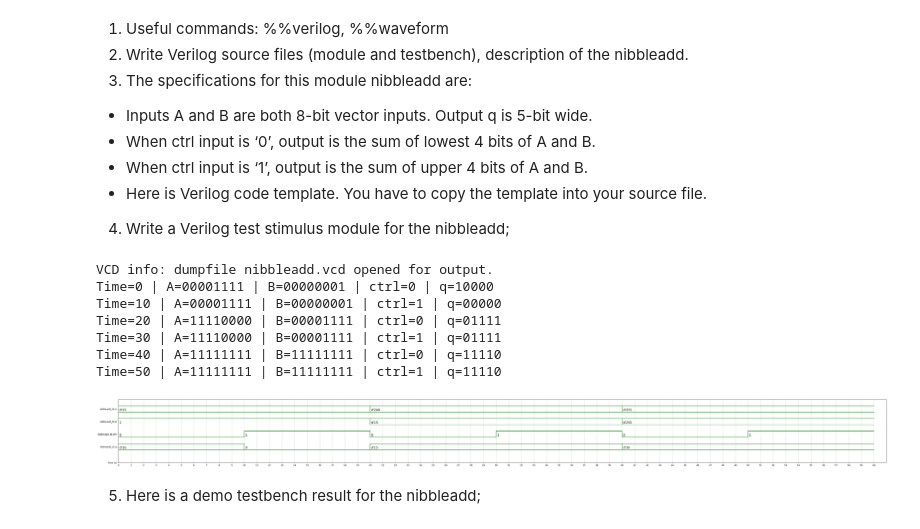
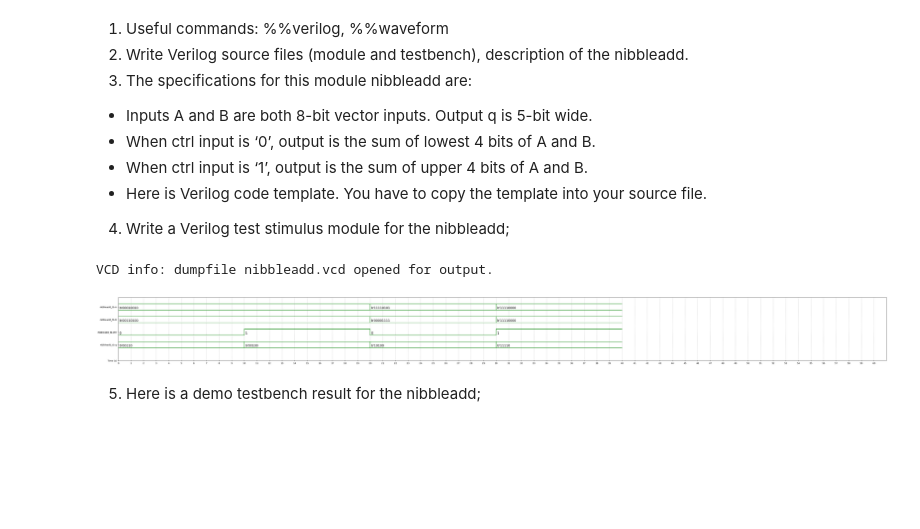
Before and after one commit to MattWong-ca/30110-digital-systems-lab, a Jupyter notebook: verilog-git-homework.ipynb, the cells around one changed output. Saved outputs shown, nothing was run; the diff lists cells and outputs as text; code cells hidden in the pictures; blank space fills up the shorter version.

```diff
--- a/verilog-git-homework.ipynb
+++ b/verilog-git-homework.ipynb
@@ -344,12 +344,19 @@ module nibbleadd(
     input [7:0]A,
     input [7:0]B,
     input ctrl,
-    output [4:0]q
+    output reg [4:0]q
 );
 
 
 //YOUR CODE HERE
-  assign q = ctrl ? (A[7:4] + B[7:4]) : (A[3:0] + B[3:0]);
+always @(*) begin
+    if (ctrl == 0)
+        // When ctrl is 0, sum lower 4 bits (A[3:0] + B[3:0])
+        q = A[3:0] + B[3:0];
+    else
+        // When ctrl is 1, sum upper 4 bits (A[7:4] + B[7:4])
+        q = A[7:4] + B[7:4];
+end
 endmodule
 
 //TESTBENCH HERE
@@ -359,7 +366,7 @@ module nibbleadd_tb;
     wire [4:0] q;
 
     // Instantiate the nibbleadd module
-    nibbleadd uut (
+    nibbleadd uut(
         .A(A),
         .B(B),
         .ctrl(ctrl),
@@ -367,38 +374,47 @@ module nibbleadd_tb;
     );
 
     initial begin
-        $dumpfile("nibbleadd.vcd"); // Generate waveform file
+        // Create VCD file for waveform
+        $dumpfile("nibbleadd.vcd");
         $dumpvars(0, nibbleadd_tb);
 
-        $monitor("Time=%0t | A=%b | B=%b | ctrl=%b | q=%b", $time, A, B, ctrl, q);
+        // Test case 1: Lower nibbles (ctrl = 0)
+        A = 8'h12;  // 0001 0010
+        B = 8'h34;  // 0011 0100
+        ctrl = 0;
+        #10;
 
-        // Test cases
-        A = 8'b00001111; B = 8'b00000001; ctrl = 0; #10;  // 15 + 1 = 16
-        A = 8'b00001111; B = 8'b00000001; ctrl = 1; #10;  // 0 + 0 = 0
-        A = 8'b11110000; B = 8'b00001111; ctrl = 0; #10;  // 0 + 15 = 15
-        A = 8'b11110000; B = 8'b00001111; ctrl = 1; #10;  // 15 + 0 = 15
-        A = 8'b11111111; B = 8'b11111111; ctrl = 0; #10;  // 15 + 15 = 30
-        A = 8'b11111111; B = 8'b11111111; ctrl = 1; #10;  // 15 + 15 = 30
+        // Test case 2: Upper nibbles (ctrl = 1)
+        A = 8'h12;  // 0001 0010
+        B = 8'h34;  // 0011 0100
+        ctrl = 1;
+        #10;
+
+        // Test case 3: Test overflow in lower nibbles
+        A = 8'hF5;  // 1111 0101
+        B = 8'h0F;  // 0000 1111
+        ctrl = 0;
+        #10;
+
+        // Test case 4: Test overflow in upper nibbles
+        A = 8'hF0;  // 1111 0000
+        B = 8'hF0;  // 1111 0000
+        ctrl = 1;
+        #10;
 
         $finish;
     end
 endmodule
 # %% [output]
 VCD info: dumpfile nibbleadd.vcd opened for output.
-Time=0 | A=00001111 | B=00000001 | ctrl=0 | q=10000
-Time=10 | A=00001111 | B=00000001 | ctrl=1 | q=00000
-Time=20 | A=11110000 | B=00001111 | ctrl=0 | q=01111
-Time=30 | A=11110000 | B=00001111 | ctrl=1 | q=01111
-Time=40 | A=11111111 | B=11111111 | ctrl=0 | q=11110
-Time=50 | A=11111111 | B=11111111 | ctrl=1 | q=11110
 # %%
 %%waveform nibbleadd.vcd
 sign_list = ['nibbleadd_tb.A', 'nibbleadd_tb.B', 'nibbleadd_tb.ctrl', 'nibbleadd_tb.q']
 time_begin = 0
 time_end = 60
-base = 'dec'
+base = 'bin'
 # %% [output]
-[figure, old version]
+[figure, new version]
 # %% [markdown]
 5. Here is a demo testbench result for the nibbleadd;
 # %% [markdown]
```
Also changed, not shown: parts of 2 cells of this notebook.
